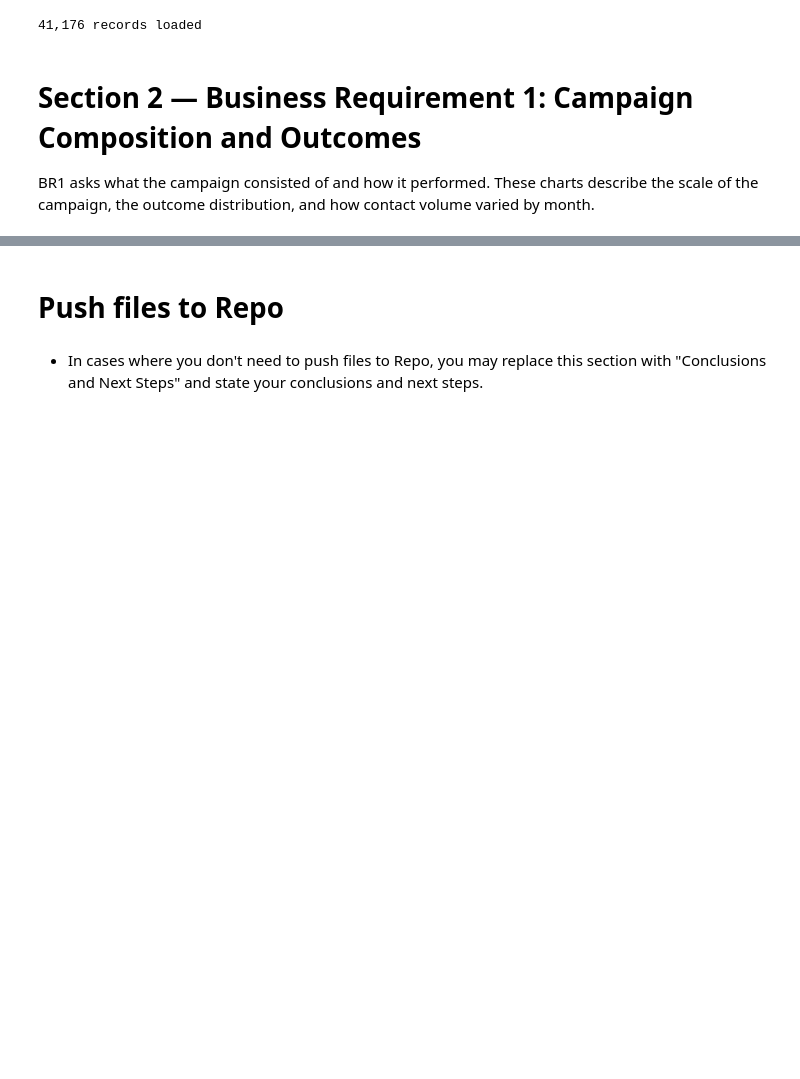
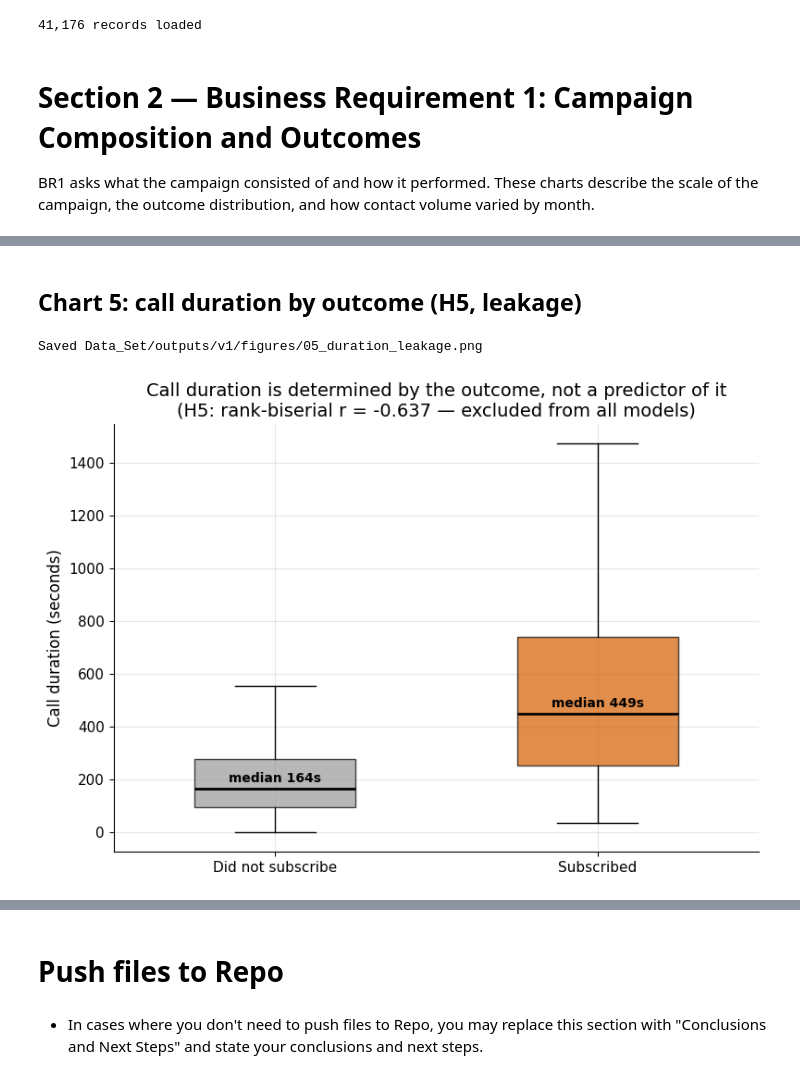
Before and after one commit to Haroon-Code-2026/fair-marketing-analytics, a Jupyter notebook: jupyter_notebooks/03-Data_Visualisation.ipynb, the cells around one changed output, grey strips where cells are left out. Drawn from its saved outputs; the diff is of its cells as text; code cells hidden in the pictures; blank space fills up the shorter version.

```diff
--- a/jupyter_notebooks/03-Data_Visualisation.ipynb
+++ b/jupyter_notebooks/03-Data_Visualisation.ipynb
@@ -147,0 +280,31 @@ scale of the campaign, the outcome distribution, and how contact volume varied b
+# %% [markdown]
+## Chart 5: call duration by outcome (H5, leakage)
+# %%
+fig, ax = plt.subplots(figsize=(9, 6))
+
+data = [df[df['subscribed'] == 0]['duration'],
+        df[df['subscribed'] == 1]['duration']]
+
+bp = ax.boxplot(data, labels=['Did not subscribe', 'Subscribed'],
+                patch_artist=True, showfliers=False, widths=0.5)
+
+for patch, colour in zip(bp['boxes'], [PALETTE['grey'], PALETTE['red']]):
+    patch.set_facecolor(colour)
+    patch.set_alpha(0.7)
+for median in bp['medians']:
+    median.set_color('black')
+    median.set_linewidth(2)
+
+for i, d in enumerate(data, start=1):
+    ax.text(i, d.median() + 25, f'median {d.median():.0f}s',
+            ha='center', fontsize=10, fontweight='bold')
+
+ax.set_ylabel('Call duration (seconds)')
+ax.set_title('Call duration is determined by the outcome, not a predictor of it\n'
+             '(H5: rank-biserial r = -0.637 — excluded from all models)')
+
+save_figure(fig, '05_duration_leakage')
+plt.show()
+# %% [output]
+Saved Data_Set/outputs/v1/figures/05_duration_leakage.png
+[figure, added]
```
Also changed, not shown: parts of 16 cells of this notebook, 7 other files.
